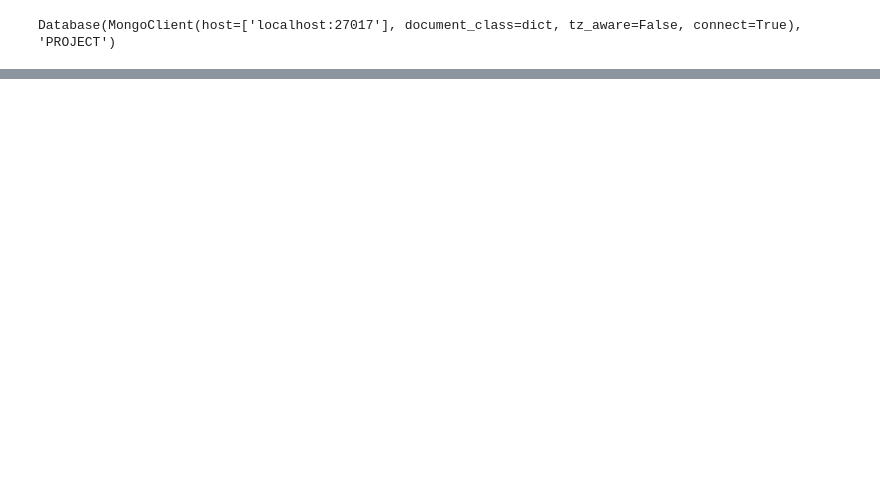
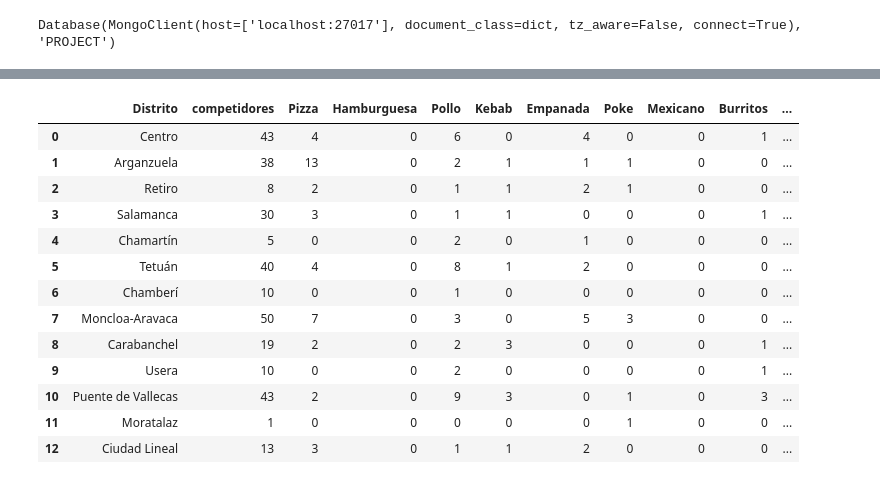
Before and after one commit to juanvpa/Proyecto-Final-Ironhack, a Jupyter notebook: Notebooks/5. UberEats - GeoQueries.ipynb, the cells around one changed output, grey strips where cells are left out. Cells and saved outputs as stored; diff of their text form; code cells hidden in the pictures; blank space fills up the shorter version.

```diff
--- a/Notebooks/5. UberEats - GeoQueries.ipynb
+++ b/Notebooks/5. UberEats - GeoQueries.ipynb
@@ -96,0 +297,6 @@ data
+# %%
+counter_centro = 0
+for i in restcentro:
+    if i['Tag'] == 'Pizza':
+        counter+=1
+    elif i[''] ==
@@ -96,0 +319,4 @@ data
+# %%
+for i in range(len(dist['distrito'])):
+    all_spots_dist = {"Coordenates": {"$near": {"$geometry":{'type': 'Point', 'coordinates':dist.type_point[i]['coordinates']},
+                                                  "$maxDistance": int(dist.metros[i])}}}
@@ -96,0 +378,49 @@ data
+# %%
+superlista =[]
+
+for i,row in dist.iterrows():
+    query_dist = {"Coordenates": {"$near": {"$geometry":{'type': 'Point', 'coordinates':dist.type_point[i]['coordinates']},
+                                                  "$maxDistance": int(dist.metros[i])}}}
+    restlist =(list(restaurants.find(query_dist)))
+
+    dic_distr ={"Distrito":row["distrito"],"competidores": len(restlist),"Pizza":0,"Hamburguesa":0,"Pollo":0,"Kebab":0,"Empanada":0,"Poke":0,"Mexicano":0,"Burritos":0,"Venezolana":0}
+
+    for i in restlist:
+        if i['Tag'] == 'Pizza':
+            dic_distr["Pizza"] += 1
+        elif i['Tag'] == 'Hamburguesa':
+            dic_distr["Hamburguesa"] += 1
+        elif i['Tag'] == 'Pollo':
+            dic_distr["Pollo"] += 1
+        elif i['Tag'] == 'Kebab':
+            dic_distr["Kebab"] += 1
+        elif i['Tag'] == 'Empanada':
+            dic_distr["Empanada"] += 1
+        elif i['Tag'] == 'Poke':
+            dic_distr["Poke"] += 1
+        elif i['Tag'] == 'Mexicano':
+            dic_distr["Mexicano"] += 1
+        elif i['Tag'] == 'Burritos':
+            dic_distr["Burritos"] += 1
+        elif i['Tag'] == 'Venezolana':
+            dic_distr["Venezolana"] += 1
+
+    superlista.append(dic_distr)
+# %%
+darkkitchen = pd.DataFrame(superlista)
+darkkitchen
+# %% [output]
+|  | Distrito | competidores | Pizza | Hamburguesa | Pollo | Kebab | Empanada | Poke | Mexicano | Burritos | ... |
+| 0 | Centro | 43 | 4 | 0 | 6 | 0 | 4 | 0 | 0 | 1 | ... |
+| 1 | Arganzuela | 38 | 13 | 0 | 2 | 1 | 1 | 1 | 0 | 0 | ... |
+| 2 | Retiro | 8 | 2 | 0 | 1 | 1 | 2 | 1 | 0 | 0 | ... |
+| 3 | Salamanca | 30 | 3 | 0 | 1 | 1 | 0 | 0 | 0 | 1 | ... |
+| 4 | Chamartín | 5 | 0 | 0 | 2 | 0 | 1 | 0 | 0 | 0 | ... |
+| 5 | Tetuán | 40 | 4 | 0 | 8 | 1 | 2 | 0 | 0 | 0 | ... |
+| 6 | Chamberí | 10 | 0 | 0 | 1 | 0 | 0 | 0 | 0 | 0 | ... |
+| 7 | Moncloa-Aravaca | 50 | 7 | 0 | 3 | 0 | 5 | 3 | 0 | 0 | ... |
+| 8 | Carabanchel | 19 | 2 | 0 | 2 | 3 | 0 | 0 | 0 | 1 | ... |
+| 9 | Usera | 10 | 0 | 0 | 2 | 0 | 0 | 0 | 0 | 1 | ... |
+| 10 | Puente de Vallecas | 43 | 2 | 0 | 9 | 3 | 0 | 1 | 0 | 3 | ... |
+| 11 | Moratalaz | 1 | 0 | 0 | 0 | 0 | 0 | 1 | 0 | 0 | ... |
+| 12 | Ciudad Lineal | 13 | 3 | 0 | 1 | 1 | 2 | 0 | 0 | 0 | ... |
```
Also changed, not shown: parts of 39 cells of this notebook, 1 other file.
